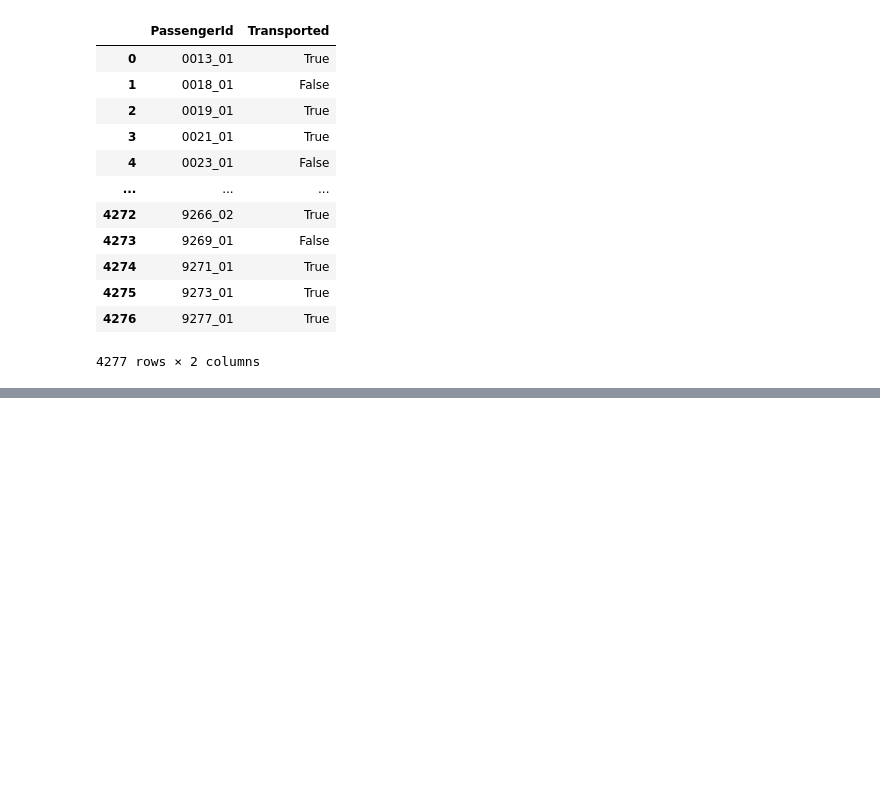
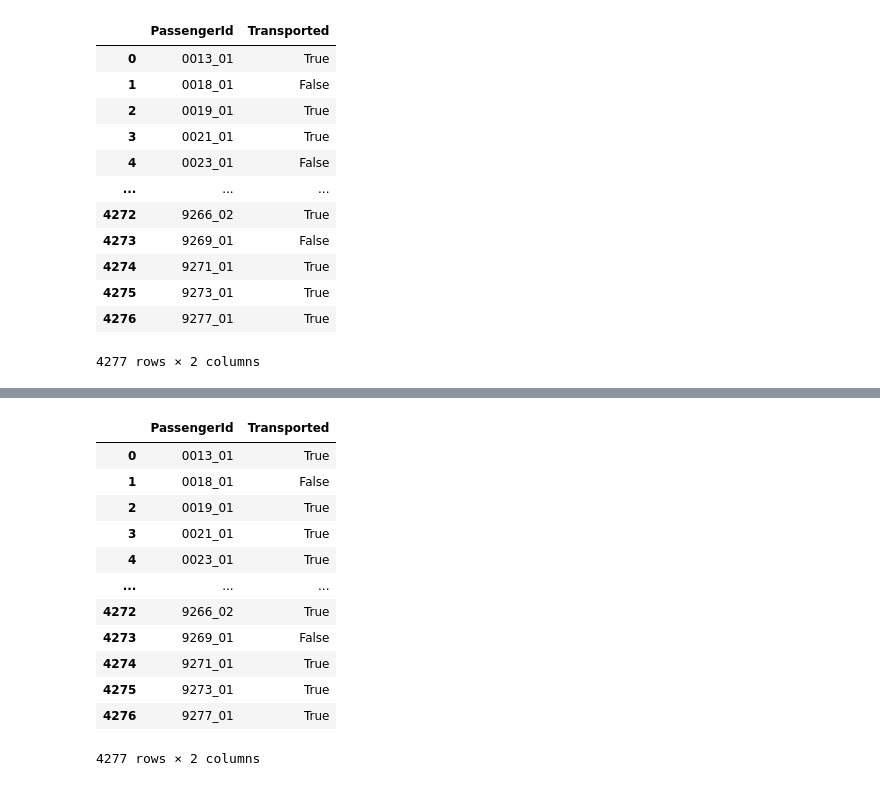
Before and after one commit to Comaroff/Kaggle, a Jupyter notebook: Space_3.ipynb, the cells around one changed output, grey strips where cells are left out. Drawn from its saved outputs; the diff is of its cells as text; code cells hidden in the pictures; blank space fills up the shorter version.

```diff
--- a/Space_3.ipynb
+++ b/Space_3.ipynb
@@ -299,0 +357,23 @@ my
+# %%
+test_pred_rf.rename(columns={0: 'Transported'},
+          inplace=True, errors='raise')
+# %%
+output_rf = pd.DataFrame({'PassengerId':test_data.PassengerId, 'Transported':test_pred_rf.Transported})
+output_rf["Transported"] = output_rf["Transported"].astype(bool)
+output_rf.to_csv('my_submission.csv', index=False)
+# %%
+output_rf
+# %% [output]
+|  | PassengerId | Transported |
+| 0 | 0013_01 | True |
+| 1 | 0018_01 | False |
+| 2 | 0019_01 | True |
+| 3 | 0021_01 | True |
+| 4 | 0023_01 | True |
+| ... | ... | ... |
+| 4272 | 9266_02 | True |
+| 4273 | 9269_01 | False |
+| 4274 | 9271_01 | True |
+| 4275 | 9273_01 | True |
+| 4276 | 9277_01 | True |
+4277 rows × 2 columns
```
Also changed, not shown: parts of 10 cells of this notebook.
